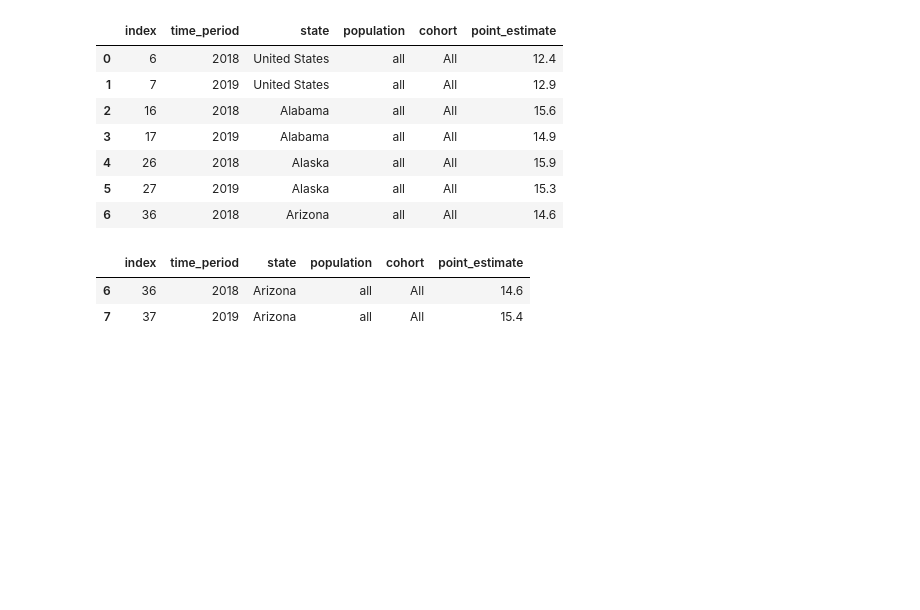
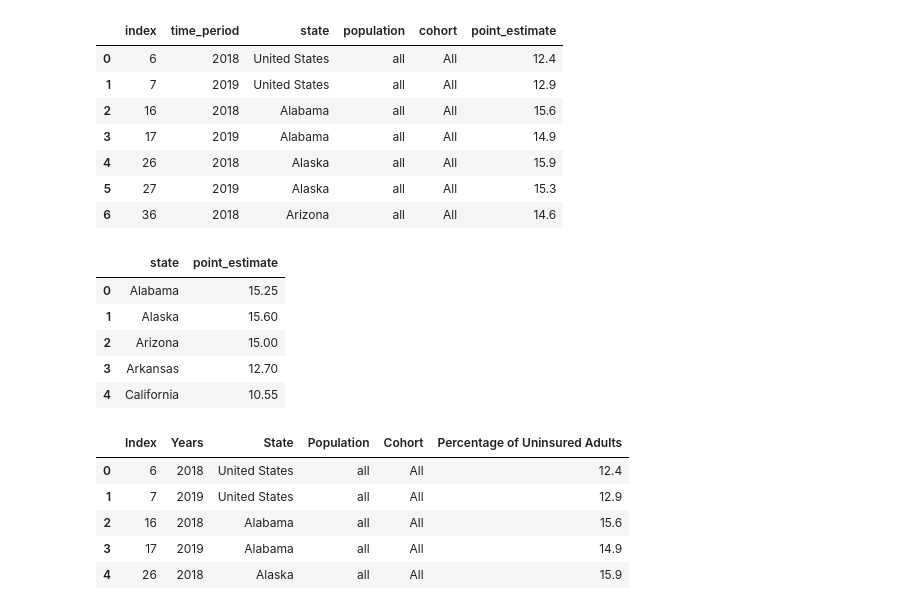
Before and after one commit to redpandata19/Project_1_Team_5, a Jupyter notebook: Premature_deaths.ipynb, the cells around one changed output. Saved outputs shown, nothing was run; the diff lists cells and outputs as text; code cells hidden in the pictures; blank space fills up the shorter version.

```diff
--- a/Premature_deaths.ipynb
+++ b/Premature_deaths.ipynb
@@ -136,8 +128,29 @@ census_1819_df.head(7)
 | 5 | 27 | 2019 | Alaska | all | All | 15.3 |
 | 6 | 36 | 2018 | Arizona | all | All | 14.6 |
 # %%
-census_1819_df.loc[census_1819_df["state"]=="Arizona"].head()
+# Uninsured adults information
+# The uninsured adults were separated by year whereas the rest of the data spans 2 years (2018-19)
+# So we took 2018 and 2019 data and averaged it
+unis_clean_1819 = census_1819_df.groupby("state")["point_estimate"].mean().reset_index()
+# unis_clean_1819["point_estimate" == "Average rate of uninsured"]
+# Display the resulting DataFrame
+unis_clean_1819.head()
 # %% [output]
-|  | index | time_period | state | population | cohort | point_estimate |
-| 6 | 36 | 2018 | Arizona | all | All | 14.6 |
-| 7 | 37 | 2019 | Arizona | all | All | 15.4 |
+|  | state | point_estimate |
+| 0 | Alabama | 15.25 |
+| 1 | Alaska | 15.60 |
+| 2 | Arizona | 15.00 |
+| 3 | Arkansas | 12.70 |
+| 4 | California | 10.55 |
+# %%
+#Renaming of columns and verifying change
+census_1819_df = census_1819_df.rename(columns={"point_estimate": "Percentage of Uninsured Adults",
+                                    "index": "Index", "time_period": "Years", "state": "State", "population": "Population", "cohort": "Cohort"})
+census_1819_df.head()
+# %% [output]
+|  | Index | Years | State | Population | Cohort | Percentage of Uninsured Adults |
+| 0 | 6 | 2018 | United States | all | All | 12.4 |
+| 1 | 7 | 2019 | United States | all | All | 12.9 |
+| 2 | 16 | 2018 | Alabama | all | All | 15.6 |
+| 3 | 17 | 2019 | Alabama | all | All | 14.9 |
+| 4 | 26 | 2018 | Alaska | all | All | 15.9 |
```
Also changed, not shown: parts of 39 cells of this notebook.
